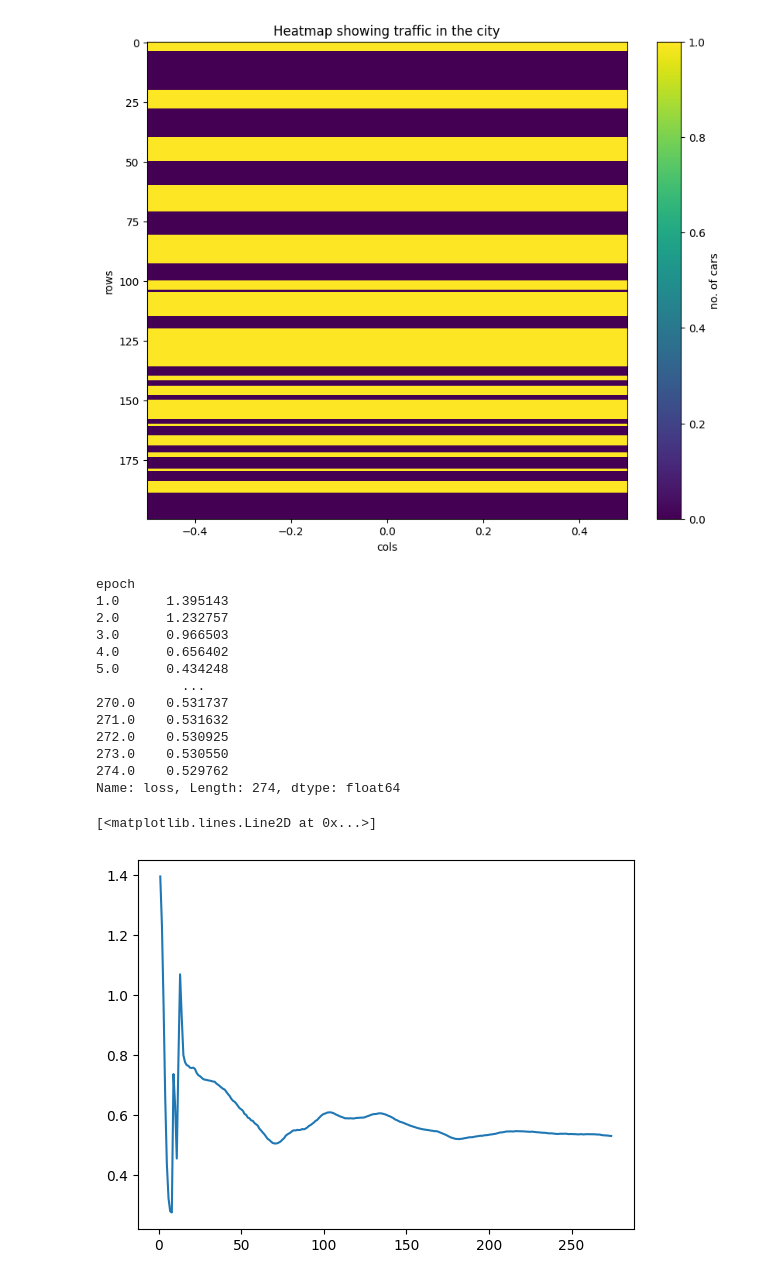
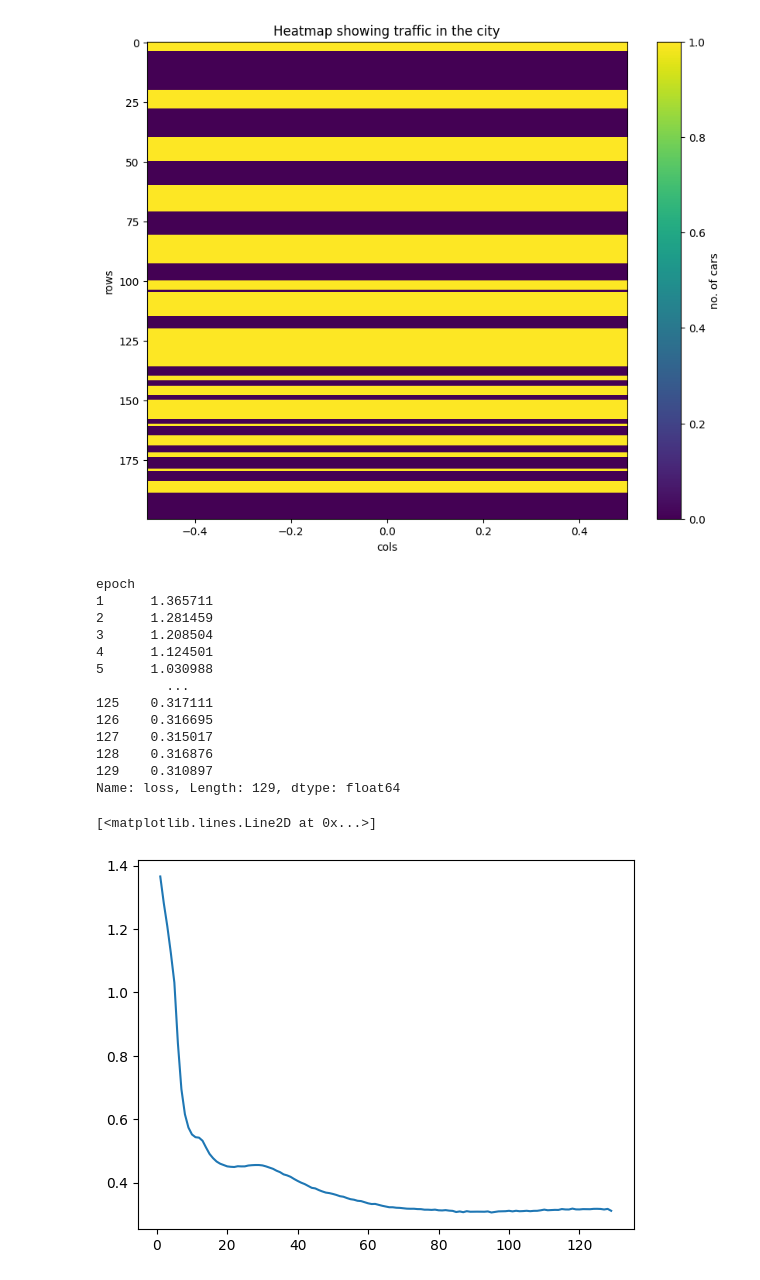
Before and after one commit to omerAJ/Hyb-STEX, a Jupyter notebook: view_dataset.ipynb, the cells around one changed output. Saved outputs shown, nothing was run; the diff lists cells and outputs as text; code cells hidden in the pictures.

```diff
--- a/view_dataset.ipynb
+++ b/view_dataset.ipynb
@@ -381,38 +381,38 @@ plt.show()
 # %%
 import pandas as pd
 
 # Specify the file path of the CSV file
-file_path =  r"D:\omer\ST-SSL\logs\BJTaxi_2\jepa-log.csv"
+file_path =  r"D:\omer\ST-SSL\logs\NYCTaxi_lpe_shared\jepa-log.csv"
 
 # Load the data from the CSV file into a pandas DataFrame
 df = pd.read_csv(file_path)
 
 
 df = pd.DataFrame(df)
 # print(sum(df['epoch']==1))
 # Group by 'Epoch' and calculate the mean of 'Loss'
 average_loss = df.groupby('epoch')['loss'].mean()
 grouped = df.groupby('epoch')
 groups = grouped.groups
 # print(groups)
 print(average_loss)
 # same_epoch_df = df.loc[df['epoch'] == str(1)]
 # print(same_epoch_df.head(160))
 import matplotlib.pyplot as plt
 plt.plot(average_loss)
 # %% [output]
 epoch
-1.0      1.395143
-2.0      1.232757
-3.0      0.966503
-4.0      0.656402
-5.0      0.434248
-           ...
-270.0    0.531737
-271.0    0.531632
-272.0    0.530925
-273.0    0.530550
-274.0    0.529762
-Name: loss, Length: 274, dtype: float64
+1      1.365711
+2      1.281459
+3      1.208504
+4      1.124501
+5      1.030988
+         ...
+125    0.317111
+126    0.316695
+127    0.315017
+128    0.316876
+129    0.310897
+Name: loss, Length: 129, dtype: float64
 [<matplotlib.lines.Line2D at 0x...>]
-[figure, old version]
+[figure, new version]
```
Also changed, not shown: parts of 1 cell of this notebook, 6 other files.
